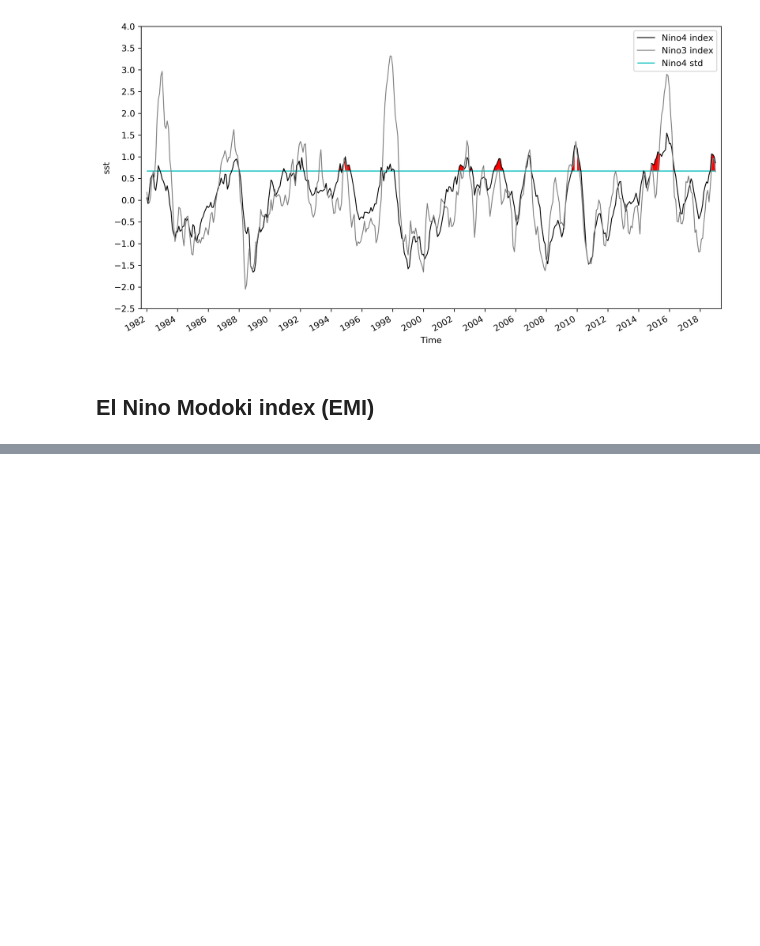
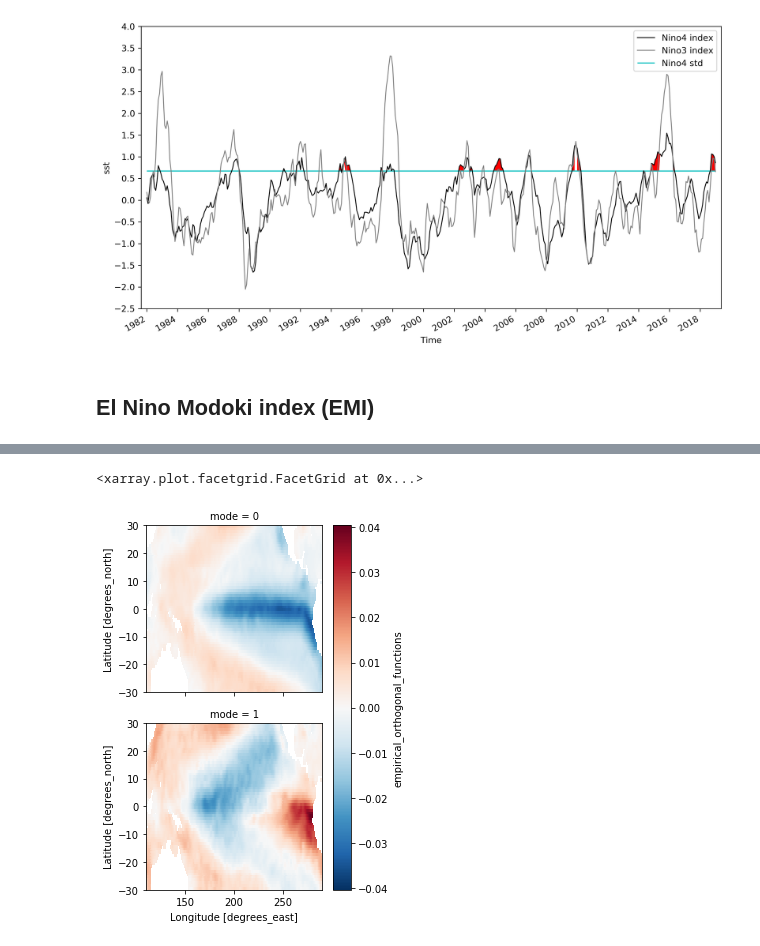
Before and after one commit to griverat/nino_indices, a Jupyter notebook: Notebooks/nino_indices.ipynb, the cells around one changed output, grey strips where cells are left out. Drawn from its saved outputs; the diff is of its cells as text; code cells hidden in the pictures; blank space fills up the shorter version.

```diff
--- a/Notebooks/nino_indices.ipynb
+++ b/Notebooks/nino_indices.ipynb
@@ -136,0 +199,5 @@ ax.margins(0.01,0.1)
+# %%
+eofs.plot(col='mode',col_wrap=1)
+# %% [output]
+<xarray.plot.facetgrid.FacetGrid at 0x...>
+[figure, added]
```
Also changed, not shown: parts of 38 cells of this notebook.
